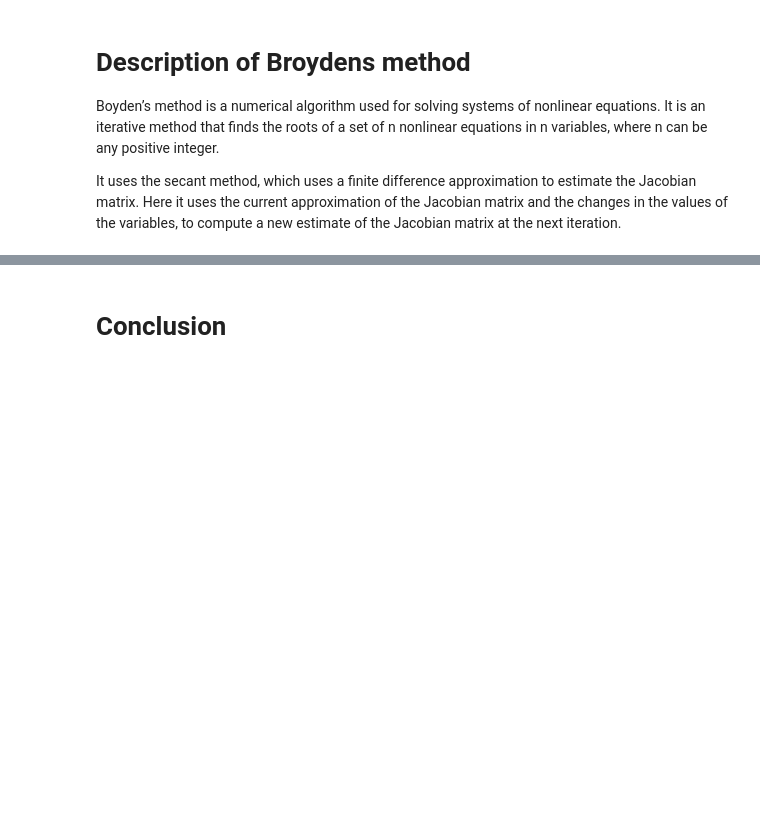
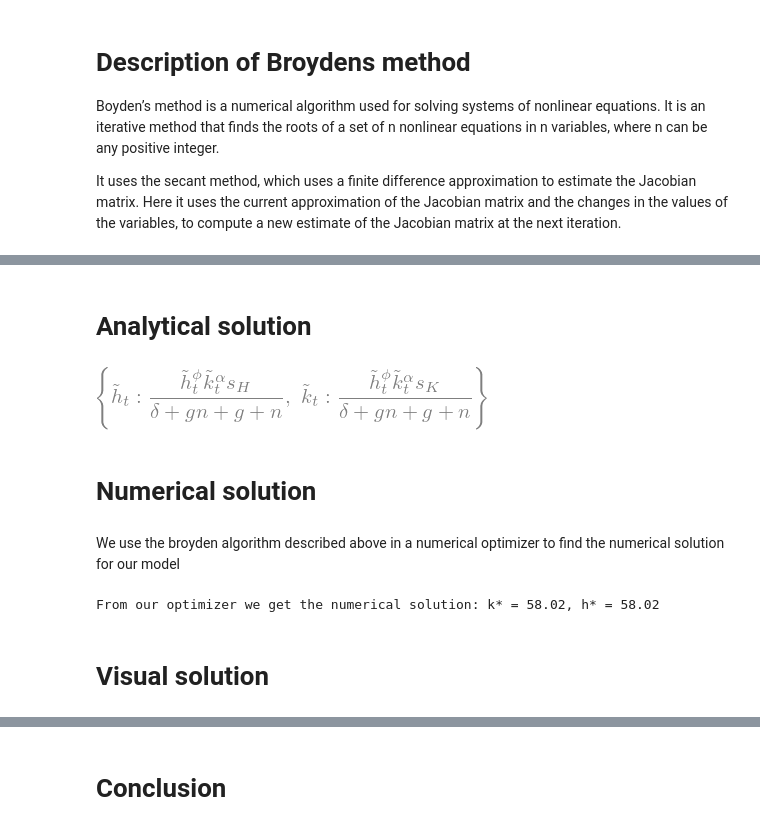
Before and after one commit to NumEconCopenhagen/projects-2023-pied-piper, a Jupyter notebook: modelproject/modelproject.ipynb, the cells around one changed output, grey strips where cells are left out. Saved outputs shown, nothing was run; the diff lists cells and outputs as text; code cells hidden in the pictures; blank space fills up the shorter version.

```diff
--- a/modelproject/modelproject.ipynb
+++ b/modelproject/modelproject.ipynb
@@ -33,0 +94,2 @@ It uses the secant method, which uses a finite difference approximation to estim
+# %% [markdown]
+# Analytical solution
@@ -33,0 +107,11 @@ It uses the secant method, which uses a finite difference approximation to estim
+# %%
+# Solving the transition equations
+sm.nonlinsolve([k_trans, h_trans], [k_tilde, h_tilde])
+ss = sm.solve((k_trans, h_trans),(k_tilde,h_tilde), implicit=True, manual=True)
+display(ss)
+# %% [output]
+[figure, added]
+# %% [markdown]
+# Numerical solution
+# %% [markdown]
+We use the broyden algorithm described above in a numerical optimizer to find the numerical solution for our model
@@ -33,0 +130,24 @@ It uses the secant method, which uses a finite difference approximation to estim
+# %%
+# We define a function where the transition for physical capital equation has been isolated on the right side of the equation
+def k_trans_func(k_tilde, h_tilde, sK_v, sH_v, alpha_v, phi_v, delta_v, n_v, g_V):
+    return (h_tilde**phi_v * k_tilde**alpha_v *sK_v +k_tilde*(1-delta_v))/((g_v+1) * (n_v+1)) -k_tilde
+
+# Same for human capital
+def h_trans_func(k_tilde, h_tilde, sK_v, sH_v, alpha_v, phi_v, delta_v, n_v, g_V):
+    return (h_tilde**phi_v * k_tilde**alpha_v *sH_v +h_tilde*(1-delta_v))/((g_v+1) * (n_v+1)) -h_tilde
+
+# We define a lambda function containing both our functions, where k_tilde & h_tilde are set as x[0] & x[1] as we want the values that gives the optimal solution
+objective = lambda x: [k_trans_func(x[0], x[1], sK_v, sH_v, alpha_v, phi_v, delta_v, n_v, g_v),
+                       h_trans_func(x[0], x[1], sK_v, sH_v, alpha_v, phi_v, delta_v, n_v, g_v)]
+
+# Setting initial guess
+intial_guess =[1,1]
+
+# Creating optimizer
+result = optimize.root(objective, intial_guess, method = "broyden1")
+
+print(f'From our optimizer we get the numerical solution: k* = {result.x[1]:.2f}, h* = {result.x[0]:.2f}')
+# %% [output]
+From our optimizer we get the numerical solution: k* = 58.02, h* = 58.02
+# %% [markdown]
+# Visual solution
```
Also changed, not shown: parts of 24 cells of this notebook.
